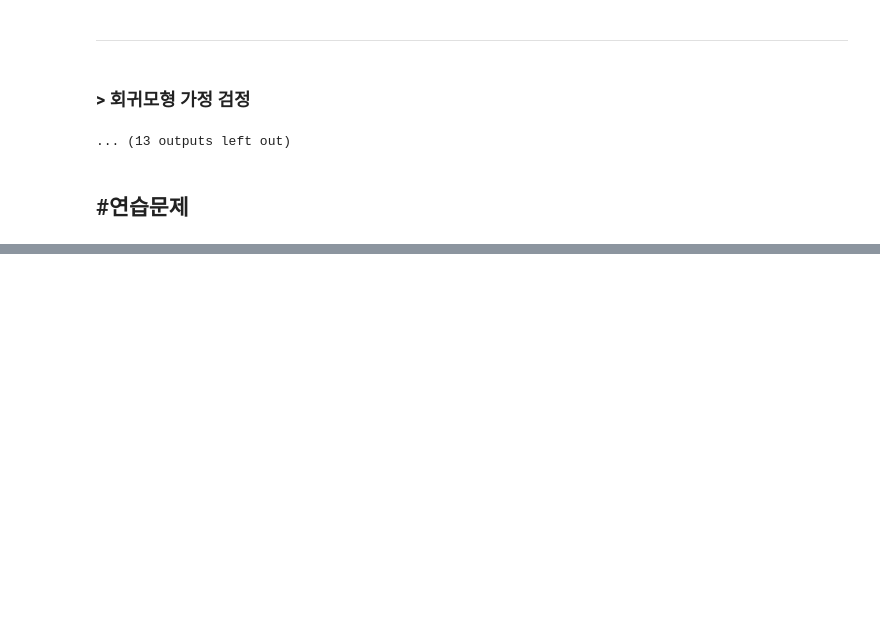
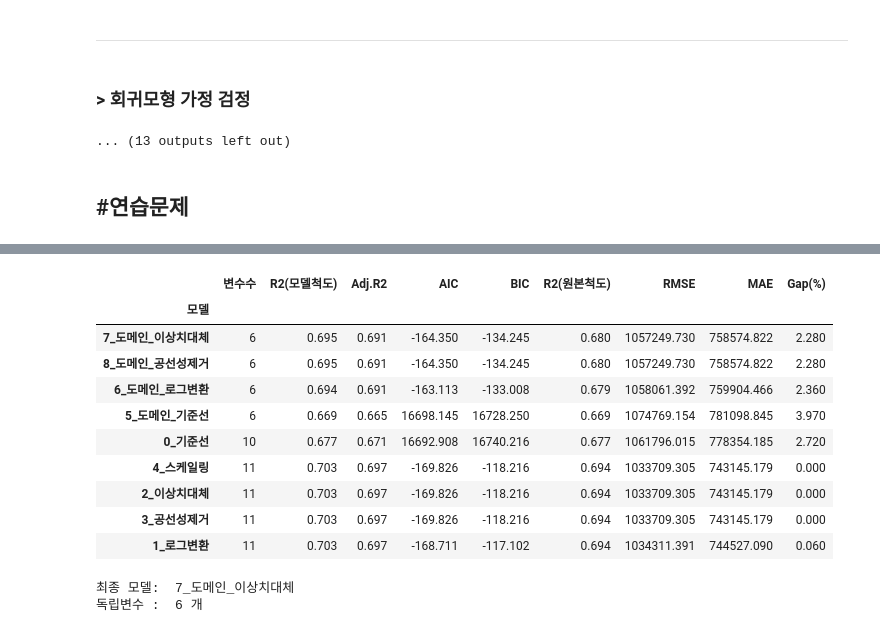
Before and after one commit to choi-yeonju/Python-Basics, a Jupyter notebook: [LAB-09]/[LAB-09] 선형회귀ㅣ07-[PBT] 선형회귀 파이프라인(실습코드) yeonju.ipynb, the cells around one changed output, grey strips where cells are left out. Saved outputs shown, nothing was run; the diff lists cells and outputs as text; code cells hidden in the pictures; blank space fills up the shorter version.

```diff
--- a/[LAB-09]/[LAB-09] 선형회귀ㅣ07-[PBT] 선형회귀 파이프라인(실습코드) yeonju.ipynb
+++ b/[LAB-09]/[LAB-09] 선형회귀ㅣ07-[PBT] 선형회귀 파이프라인(실습코드) yeonju.ipynb
@@ -426,0 +471,2 @@ checkpoints = {
+# %%
+df = my_qtcheck.set_type(origin, as_category=cat_desc.columns)
@@ -426,0 +703,20 @@ checkpoints = {
+# %%
+# 9개 모델을 한번에 비교한다
+final_fit = my_ols.compare_models(fits)
+
+print("최종 모델: ", final_fit.name_)
+print("독립변수 : ", int(final_fit.df_model), "개")
+# %% [output]
+|  | 변수수 | R2(모델척도) | Adj.R2 | AIC | BIC | R2(원본척도) | RMSE | MAE | Gap(%) |
+| 모델 |  |  |  |  |  |  |  |  |  |
+| 7_도메인_이상치대체 | 6 | 0.695 | 0.691 | -164.350 | -134.245 | 0.680 | 1057249.730 | 758574.822 | 2.280 |
+| 8_도메인_공선성제거 | 6 | 0.695 | 0.691 | -164.350 | -134.245 | 0.680 | 1057249.730 | 758574.822 | 2.280 |
+| 6_도메인_로그변환 | 6 | 0.694 | 0.691 | -163.113 | -133.008 | 0.679 | 1058061.392 | 759904.466 | 2.360 |
+| 5_도메인_기준선 | 6 | 0.669 | 0.665 | 16698.145 | 16728.250 | 0.669 | 1074769.154 | 781098.845 | 3.970 |
+| 0_기준선 | 10 | 0.677 | 0.671 | 16692.908 | 16740.216 | 0.677 | 1061796.015 | 778354.185 | 2.720 |
+| 4_스케일링 | 11 | 0.703 | 0.697 | -169.826 | -118.216 | 0.694 | 1033709.305 | 743145.179 | 0.000 |
+| 2_이상치대체 | 11 | 0.703 | 0.697 | -169.826 | -118.216 | 0.694 | 1033709.305 | 743145.179 | 0.000 |
+| 3_공선성제거 | 11 | 0.703 | 0.697 | -169.826 | -118.216 | 0.694 | 1033709.305 | 743145.179 | 0.000 |
+| 1_로그변환 | 11 | 0.703 | 0.697 | -168.711 | -117.102 | 0.694 | 1034311.391 | 744527.090 | 0.060 |
+최종 모델:  7_도메인_이상치대체
+독립변수 :  6 개
```
Also changed, not shown: parts of 17 cells of this notebook, 10 other files.
